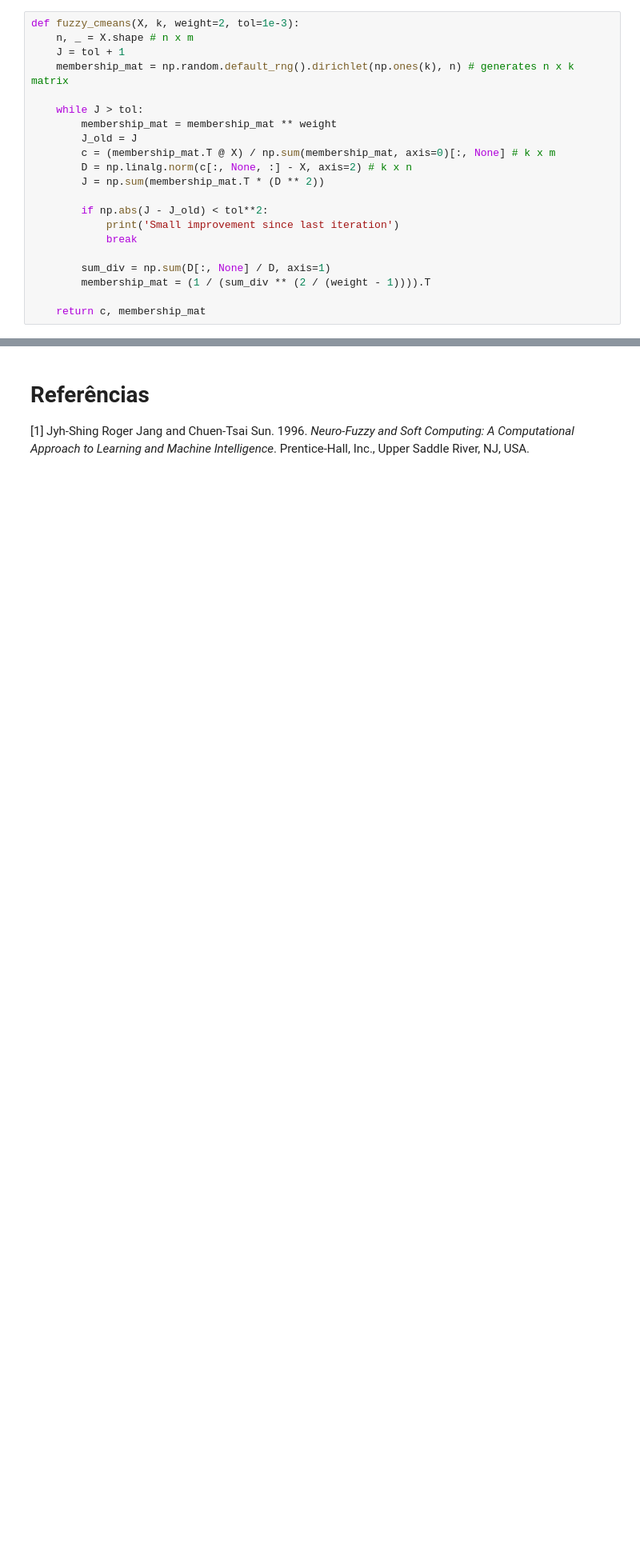
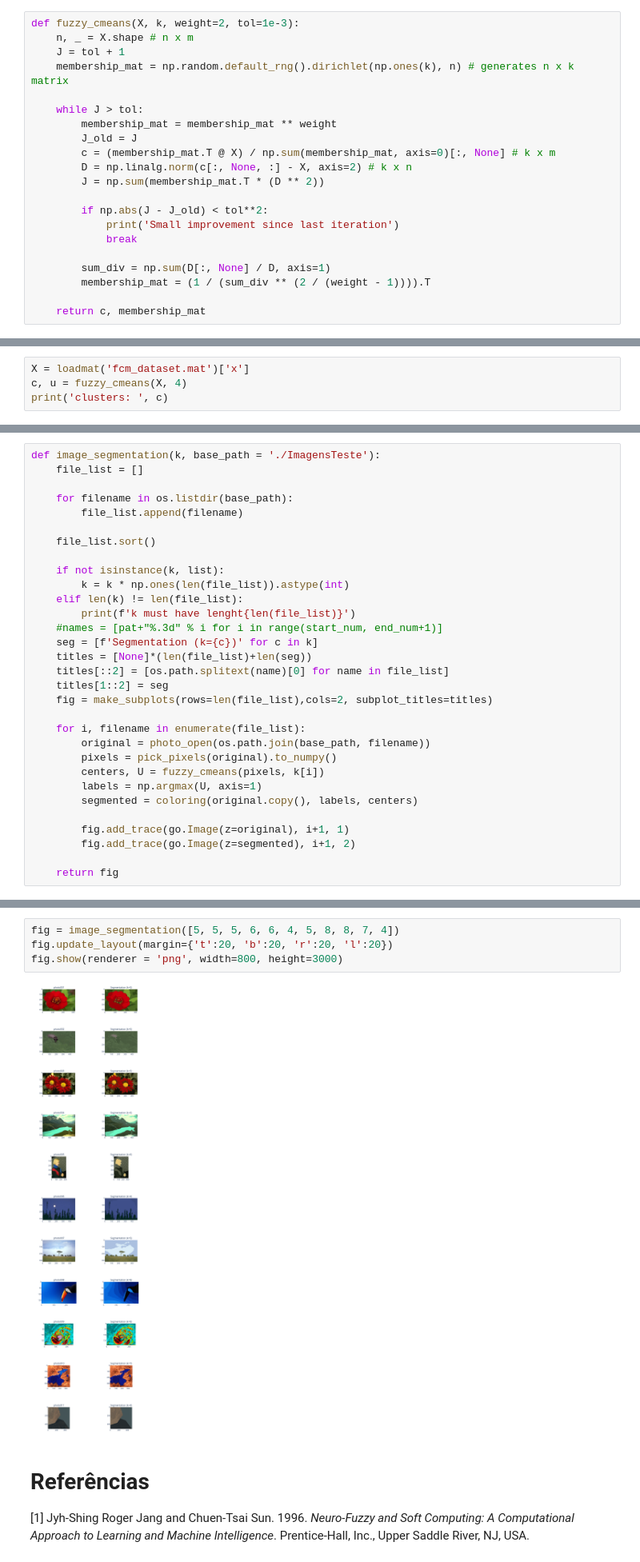
Before and after one commit to fbartelt/Sistemas-Nebulosos, a Jupyter notebook: TP1/Felipe_Bartelt_Wanderson_Maciel.ipynb, the cells around one changed output, grey strips where cells are left out. Shown at 80% size. Cells and saved outputs as stored; diff of their text form; blank space fills up the shorter version.

```diff
--- a/TP1/Felipe_Bartelt_Wanderson_Maciel.ipynb
+++ b/TP1/Felipe_Bartelt_Wanderson_Maciel.ipynb
@@ -110,0 +121,4 @@ def fuzzy_cmeans(X, k, weight=2, tol=1e-3):
+# %%
+X = loadmat('fcm_dataset.mat')['x']
+c, u = fuzzy_cmeans(X, 4)
+print('clusters: ', c)
@@ -117,0 +173,31 @@ fig.show(renderer = 'png', width = 800, height = 600)
+# %%
+def image_segmentation(k, base_path = './ImagensTeste'):
+    file_list = []
+
+    for filename in os.listdir(base_path):
+        file_list.append(filename)
+
+    file_list.sort()
+
+    if not isinstance(k, list):
+        k = k * np.ones(len(file_list)).astype(int)
+    elif len(k) != len(file_list):
+        print(f'k must have lenght{len(file_list)}')
+    #names = [pat+"%.3d" % i for i in range(start_num, end_num+1)]
+    seg = [f'Segmentation (k={c})' for c in k]
+    titles = [None]*(len(file_list)+len(seg))
+    titles[::2] = [os.path.splitext(name)[0] for name in file_list]
+    titles[1::2] = seg
+    fig = make_subplots(rows=len(file_list),cols=2, subplot_titles=titles)
+
+    for i, filename in enumerate(file_list):
+        original = photo_open(os.path.join(base_path, filename))
+        pixels = pick_pixels(original).to_numpy()
+        centers, U = fuzzy_cmeans(pixels, k[i])
+        labels = np.argmax(U, axis=1)
+        segmented = coloring(original.copy(), labels, centers)
+
+        fig.add_trace(go.Image(z=original), i+1, 1)
+        fig.add_trace(go.Image(z=segmented), i+1, 2)
+
+    return fig
@@ -118,3 +210,9 @@ fig.show(renderer = 'png', width = 800, height = 600)
+# %%
+fig = image_segmentation([5, 5, 5, 6, 6, 4, 5, 8, 8, 7, 4])
+fig.update_layout(margin={'t':20, 'b':20, 'r':20, 'l':20})
+fig.show(renderer = 'png', width=800, height=3000)
+# %% [output]
+[figure, added]
 # %% [markdown]
 # Referências
 [1]  Jyh-Shing Roger Jang and Chuen-Tsai Sun. 1996. *Neuro-Fuzzy and Soft
```
Also changed, not shown: parts of 10 cells of this notebook, 11 other files.
